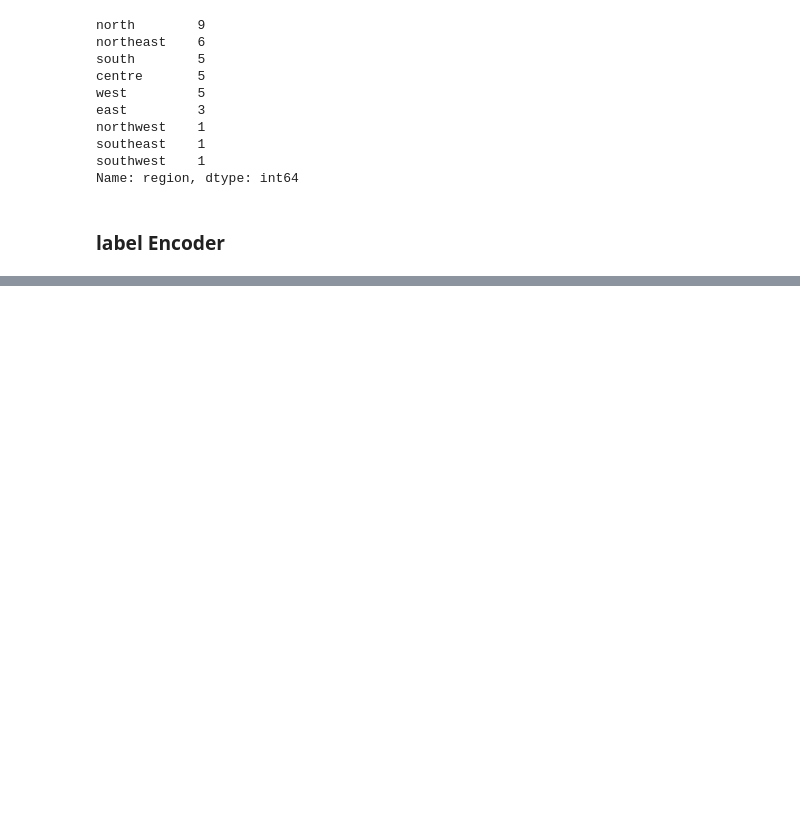
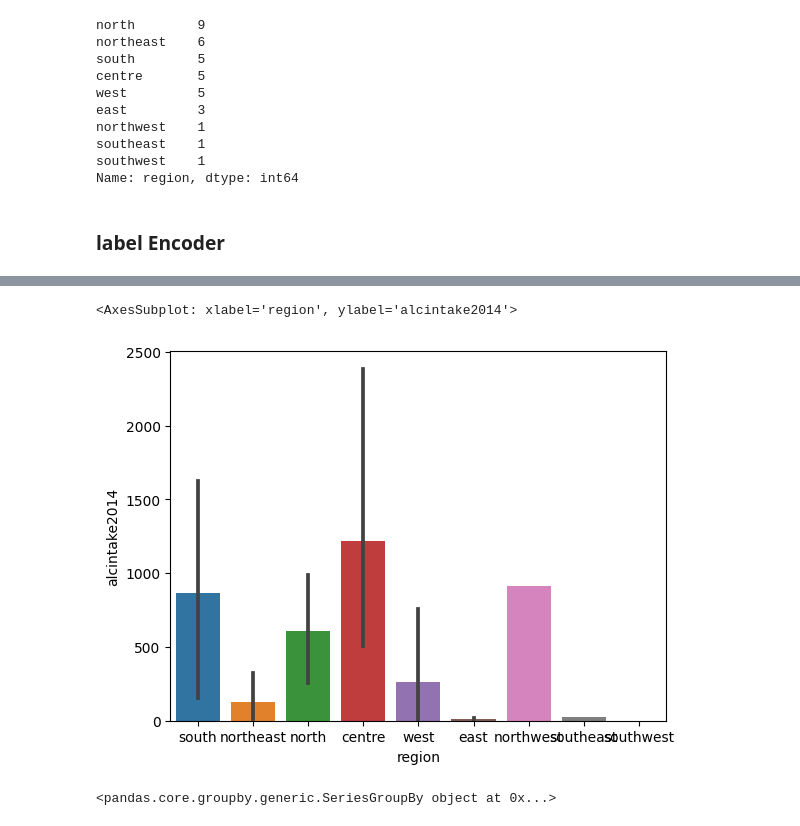
Before and after one commit to nadeap/Machine-Learning, a Jupyter notebook: Latihan Coding/Road Accidents due to Driver Violations (India)/Road Accident.ipynb, the cells around one changed output, grey strips where cells are left out. Drawn from its saved outputs; the diff is of its cells as text; code cells hidden in the pictures; blank space fills up the shorter version.

Commit message:
update groupby

```diff
--- a/Latihan Coding/Road Accidents due to Driver Violations (India)/Road Accident.ipynb
+++ b/Latihan Coding/Road Accidents due to Driver Violations (India)/Road Accident.ipynb
@@ -145,0 +153,10 @@ data['region'] = le.fit_transform(data['region'])
+# %%
+sns.barplot(x=data['region'], y=data['alcintake2014'], data=data)
+# %% [output]
+<AxesSubplot: xlabel='region', ylabel='alcintake2014'>
+[figure, added]
+# %%
+grouped = data['region'].groupby(data['alcintake2014'])
+grouped
+# %% [output]
+<pandas.core.groupby.generic.SeriesGroupBy object at 0x...>
```
Also changed, not shown: parts of 4 cells of this notebook.
